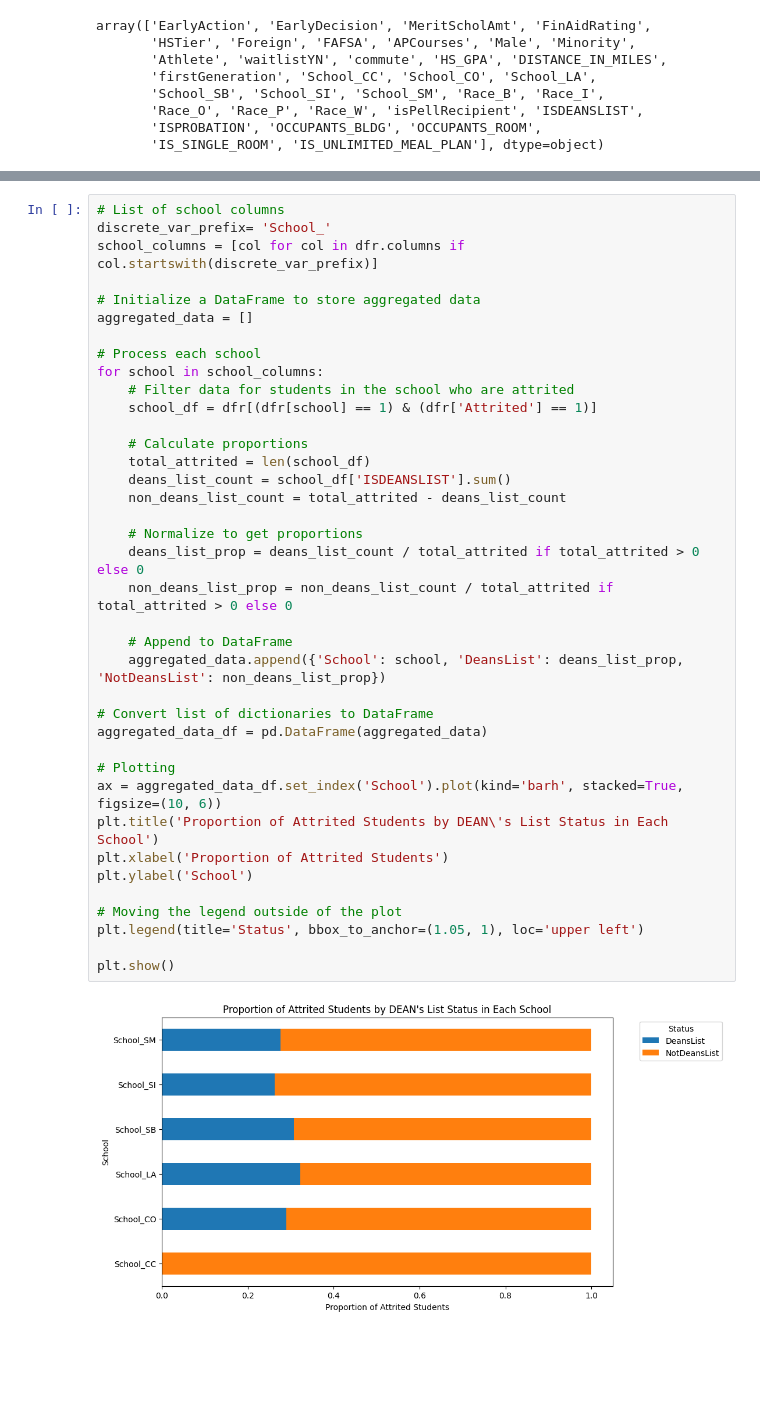
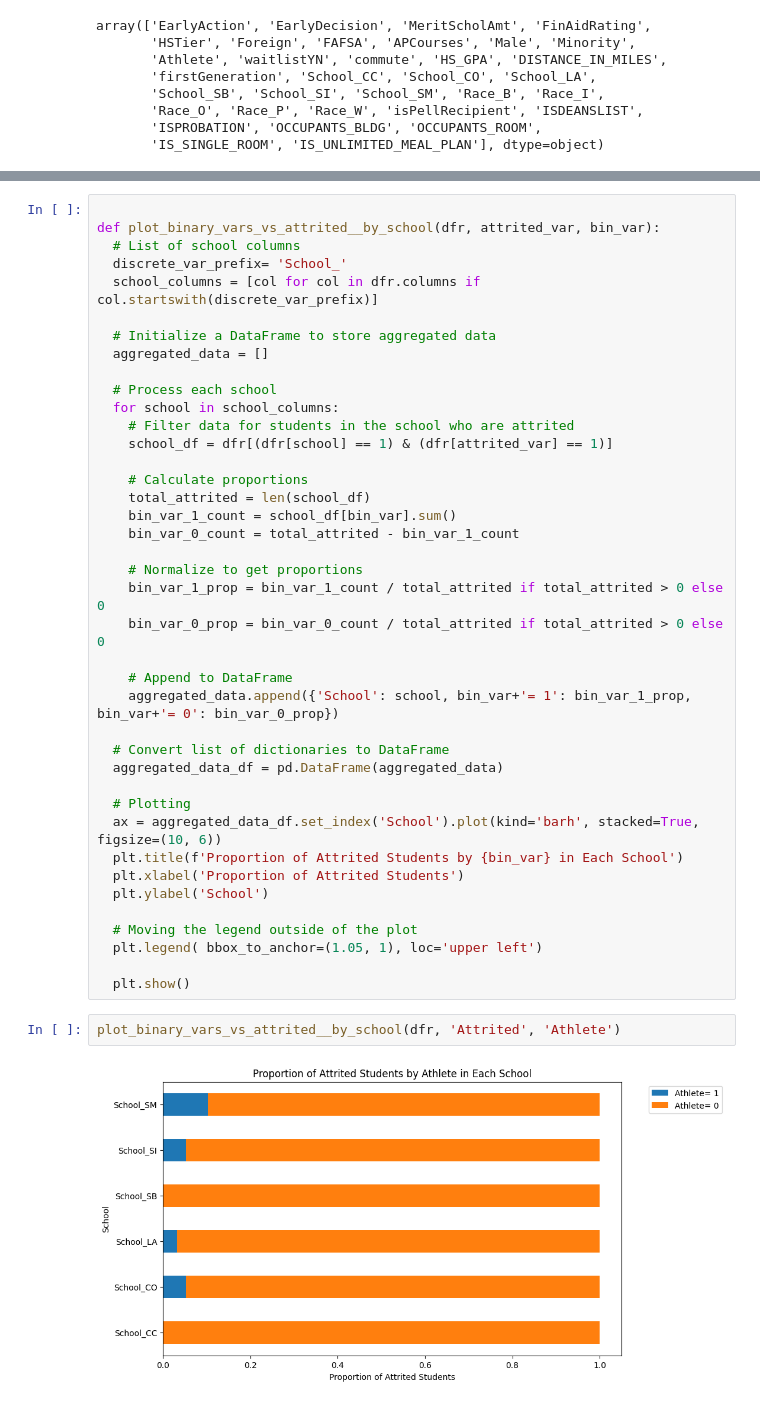
Before and after one commit to eitellauria/Retention, a Jupyter notebook: Freshmen_Retention.ipynb, the cells around one changed output, grey strips where cells are left out. Cells and saved outputs as stored; diff of their text form; blank space fills up the shorter version.

```diff
--- a/Freshmen_Retention.ipynb
+++ b/Freshmen_Retention.ipynb
@@ -1126,40 +1196,44 @@ converged                       True
 # %%
-# List of school columns
-discrete_var_prefix= 'School_'
-school_columns = [col for col in dfr.columns if col.startswith(discrete_var_prefix)]
 
-# Initialize a DataFrame to store aggregated data
-aggregated_data = []
+def plot_binary_vars_vs_attrited__by_school(dfr, attrited_var, bin_var):
+  # List of school columns
+  discrete_var_prefix= 'School_'
+  school_columns = [col for col in dfr.columns if col.startswith(discrete_var_prefix)]
 
-# Process each school
-for school in school_columns:
+  # Initialize a DataFrame to store aggregated data
+  aggregated_data = []
+
+  # Process each school
+  for school in school_columns:
     # Filter data for students in the school who are attrited
-    school_df = dfr[(dfr[school] == 1) & (dfr['Attrited'] == 1)]
+    school_df = dfr[(dfr[school] == 1) & (dfr[attrited_var] == 1)]
 
     # Calculate proportions
     total_attrited = len(school_df)
-    deans_list_count = school_df['ISDEANSLIST'].sum()
-    non_deans_list_count = total_attrited - deans_list_count
+    bin_var_1_count = school_df[bin_var].sum()
+    bin_var_0_count = total_attrited - bin_var_1_count
 
     # Normalize to get proportions
-    deans_list_prop = deans_list_count / total_attrited if total_attrited > 0 else 0
-    non_deans_list_prop = non_deans_list_count / total_attrited if total_attrited > 0 else 0
+    bin_var_1_prop = bin_var_1_count / total_attrited if total_attrited > 0 else 0
+    bin_var_0_prop = bin_var_0_count / total_attrited if total_attrited > 0 else 0
 
     # Append to DataFrame
-    aggregated_data.append({'School': school, 'DeansList': deans_list_prop, 'NotDeansList': non_deans_list_prop})
+    aggregated_data.append({'School': school, bin_var+'= 1': bin_var_1_prop, bin_var+'= 0': bin_var_0_prop})
 
-# Convert list of dictionaries to DataFrame
-aggregated_data_df = pd.DataFrame(aggregated_data)
+  # Convert list of dictionaries to DataFrame
+  aggregated_data_df = pd.DataFrame(aggregated_data)
 
-# Plotting
-ax = aggregated_data_df.set_index('School').plot(kind='barh', stacked=True, figsize=(10, 6))
-plt.title('Proportion of Attrited Students by DEAN\'s List Status in Each School')
-plt.xlabel('Proportion of Attrited Students')
-plt.ylabel('School')
+  # Plotting
+  ax = aggregated_data_df.set_index('School').plot(kind='barh', stacked=True, figsize=(10, 6))
+  plt.title(f'Proportion of Attrited Students by {bin_var} in Each School')
+  plt.xlabel('Proportion of Attrited Students')
+  plt.ylabel('School')
 
-# Moving the legend outside of the plot
-plt.legend(title='Status', bbox_to_anchor=(1.05, 1), loc='upper left')
+  # Moving the legend outside of the plot
+  plt.legend( bbox_to_anchor=(1.05, 1), loc='upper left')
 
-plt.show()
+  plt.show()
-# %% [output]
-[figure, removed]
+# %%
+plot_binary_vars_vs_attrited__by_school(dfr, 'Attrited', 'Athlete')
+# %% [output]
+[figure, added]
```
Also changed, not shown: parts of 11 cells of this notebook.
